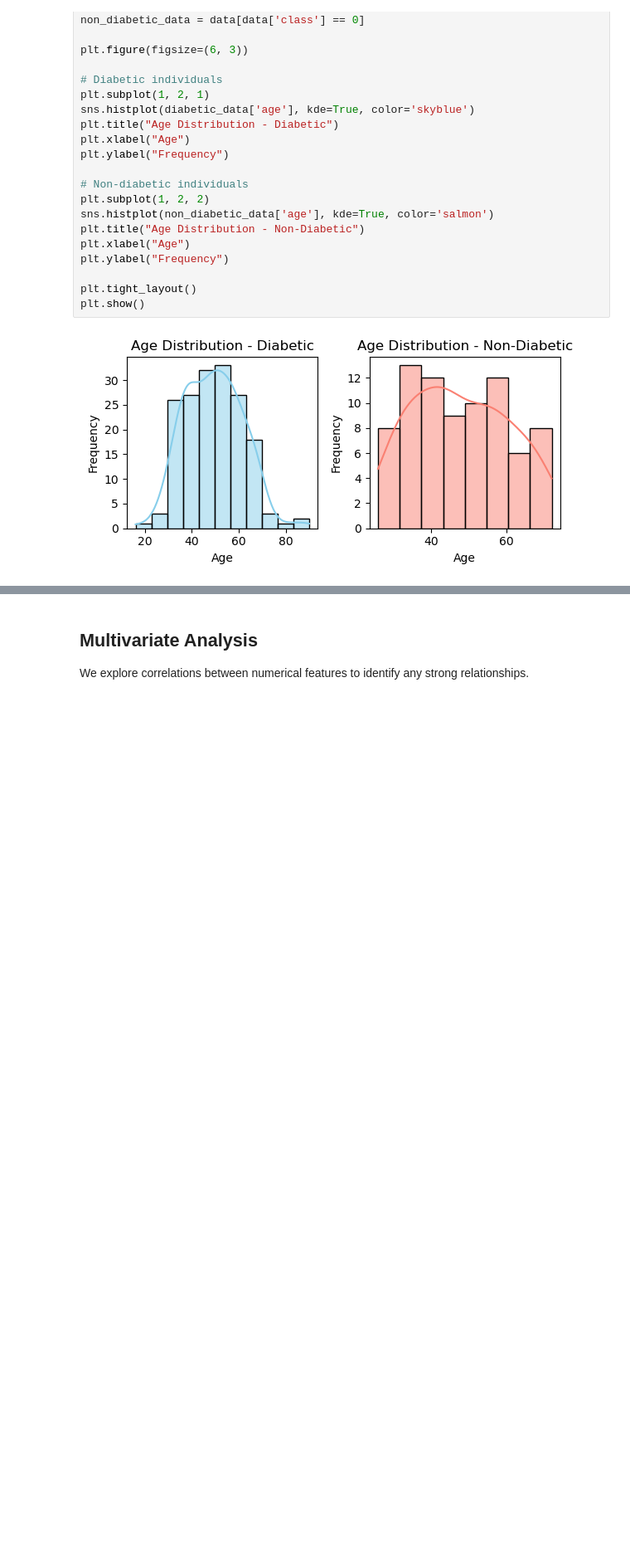
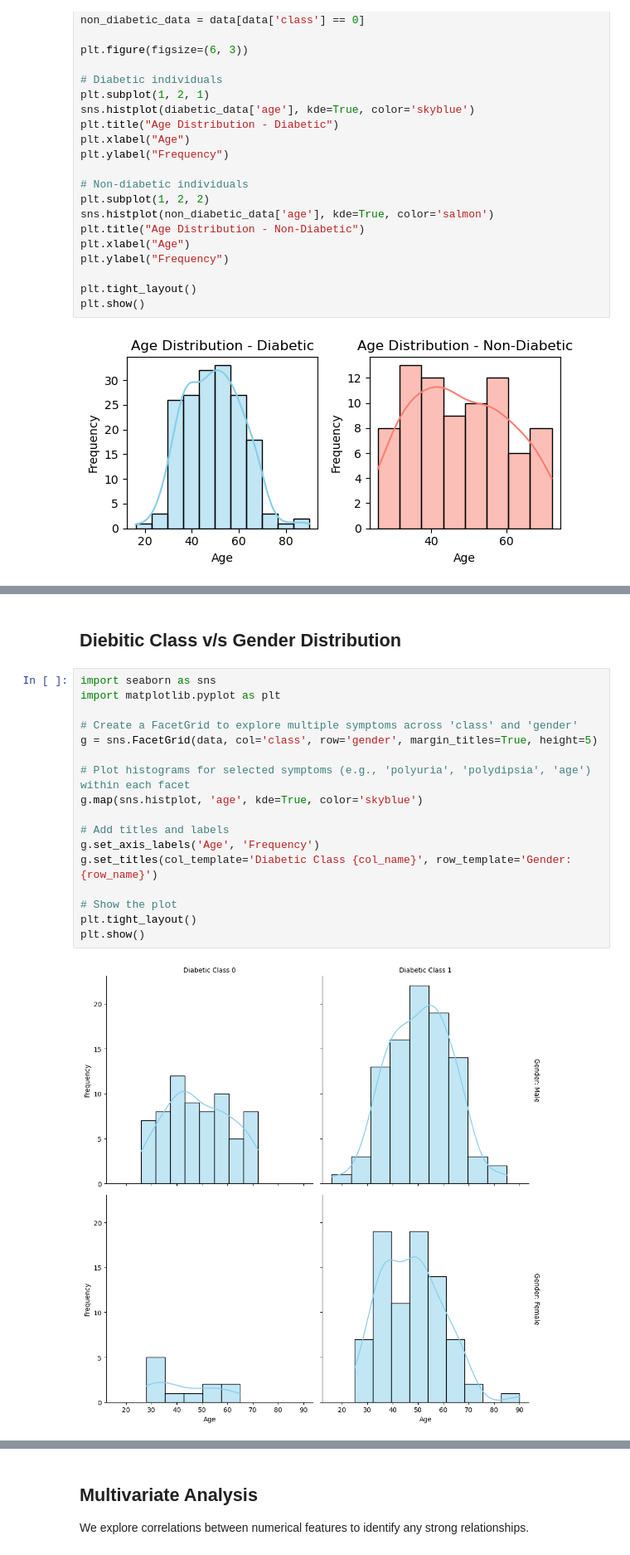
Before and after one commit to aastha0424/AasthaSingh-GlucoSense-Infy-Nov24, a Jupyter notebook: EDA.ipynb, the cells around one changed output, grey strips where cells are left out. Shown at 83% size. Cells and saved outputs as stored; diff of their text form; blank space fills up the shorter version.

```diff
--- a/EDA.ipynb
+++ b/EDA.ipynb
@@ -251,0 +266,21 @@ plt.show()
+# %% [markdown]
+## Diebitic Class v/s Gender Distribution
+# %%
+import seaborn as sns
+import matplotlib.pyplot as plt
+
+# Create a FacetGrid to explore multiple symptoms across 'class' and 'gender'
+g = sns.FacetGrid(data, col='class', row='gender', margin_titles=True, height=5)
+
+# Plot histograms for selected symptoms (e.g., 'polyuria', 'polydipsia', 'age') within each facet
+g.map(sns.histplot, 'age', kde=True, color='skyblue')
+
+# Add titles and labels
+g.set_axis_labels('Age', 'Frequency')
+g.set_titles(col_template='Diabetic Class {col_name}', row_template='Gender: {row_name}')
+
+# Show the plot
+plt.tight_layout()
+plt.show()
+# %% [output]
+[figure, added]
```
Also changed, not shown: parts of 11 cells of this notebook.
